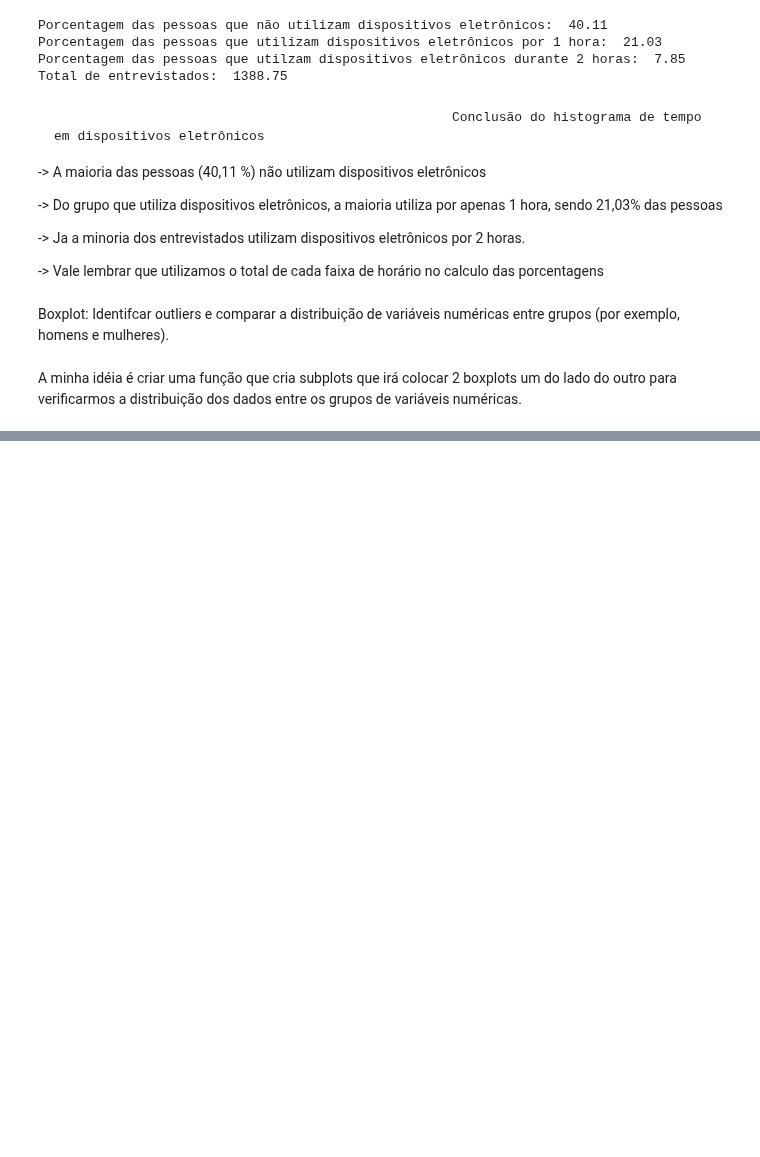
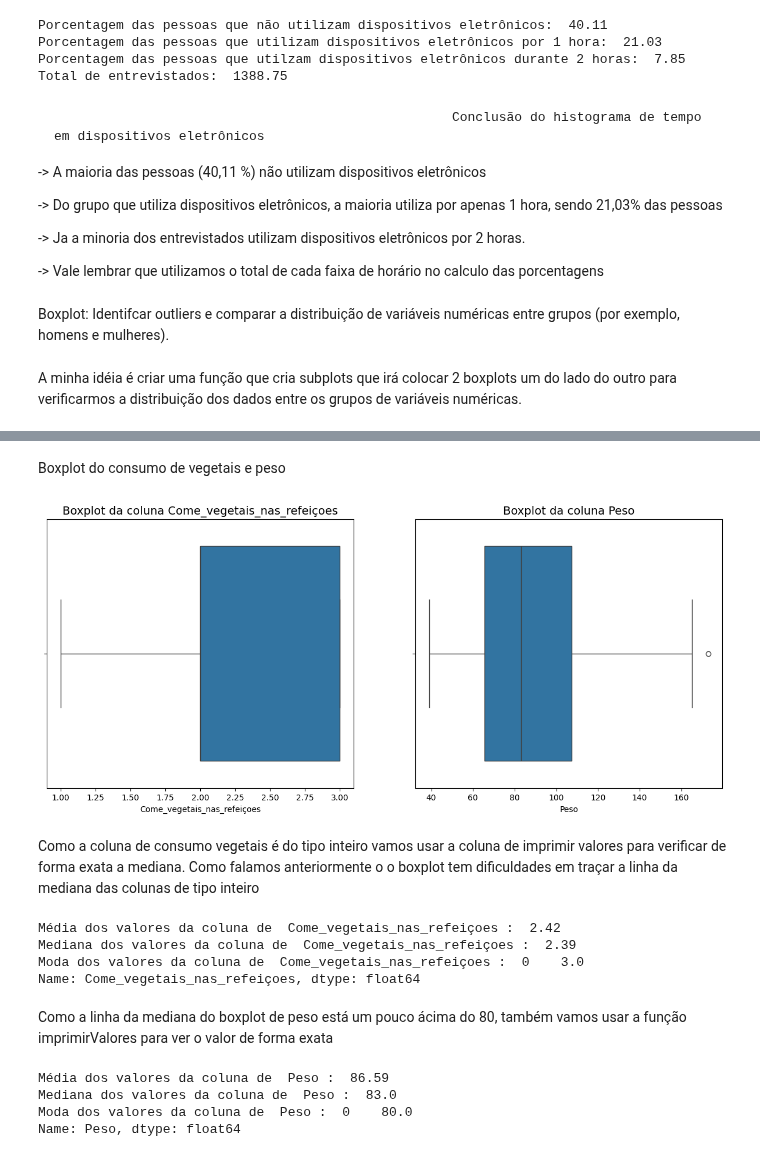
Before and after one commit to caikedomingues/Analise-de-dados-sobre-obesidade, a Jupyter notebook: Analise_Obesidade.ipynb, the cells around one changed output, grey strips where cells are left out. Cells and saved outputs as stored; diff of their text form; code cells hidden in the pictures; blank space fills up the shorter version.

```diff
--- a/Analise_Obesidade.ipynb
+++ b/Analise_Obesidade.ipynb
@@ -1074,0 +1111,27 @@ criar_boxplot('Altura', 'Idade')
+# %% [markdown]
+Boxplot do consumo de vegetais e peso
+# %%
+criar_boxplot('Come_vegetais_nas_refeiçoes', 'Peso')
+# %% [output]
+[figure, added]
+# %% [markdown]
+Como a coluna de consumo vegetais é do tipo inteiro vamos usar a coluna de imprimir valores para
+verificar de forma exata a mediana. Como falamos anteriormente o o boxplot tem dificuldades em
+traçar a linha da mediana das colunas de tipo inteiro
+# %%
+imprimirValores('Come_vegetais_nas_refeiçoes')
+# %% [output]
+Média dos valores da coluna de  Come_vegetais_nas_refeiçoes :  2.42
+Mediana dos valores da coluna de  Come_vegetais_nas_refeiçoes :  2.39
+Moda dos valores da coluna de  Come_vegetais_nas_refeiçoes :  0    3.0
+Name: Come_vegetais_nas_refeiçoes, dtype: float64
+# %% [markdown]
+Como a linha da mediana do boxplot de peso está um pouco ácima do 80, também vamos usar
+a função imprimirValores para ver o valor de forma exata
+# %%
+imprimirValores('Peso')
+# %% [output]
+Média dos valores da coluna de  Peso :  86.59
+Mediana dos valores da coluna de  Peso :  83.0
+Moda dos valores da coluna de  Peso :  0    80.0
+Name: Peso, dtype: float64
```
Also changed, not shown: parts of 13 cells of this notebook.
